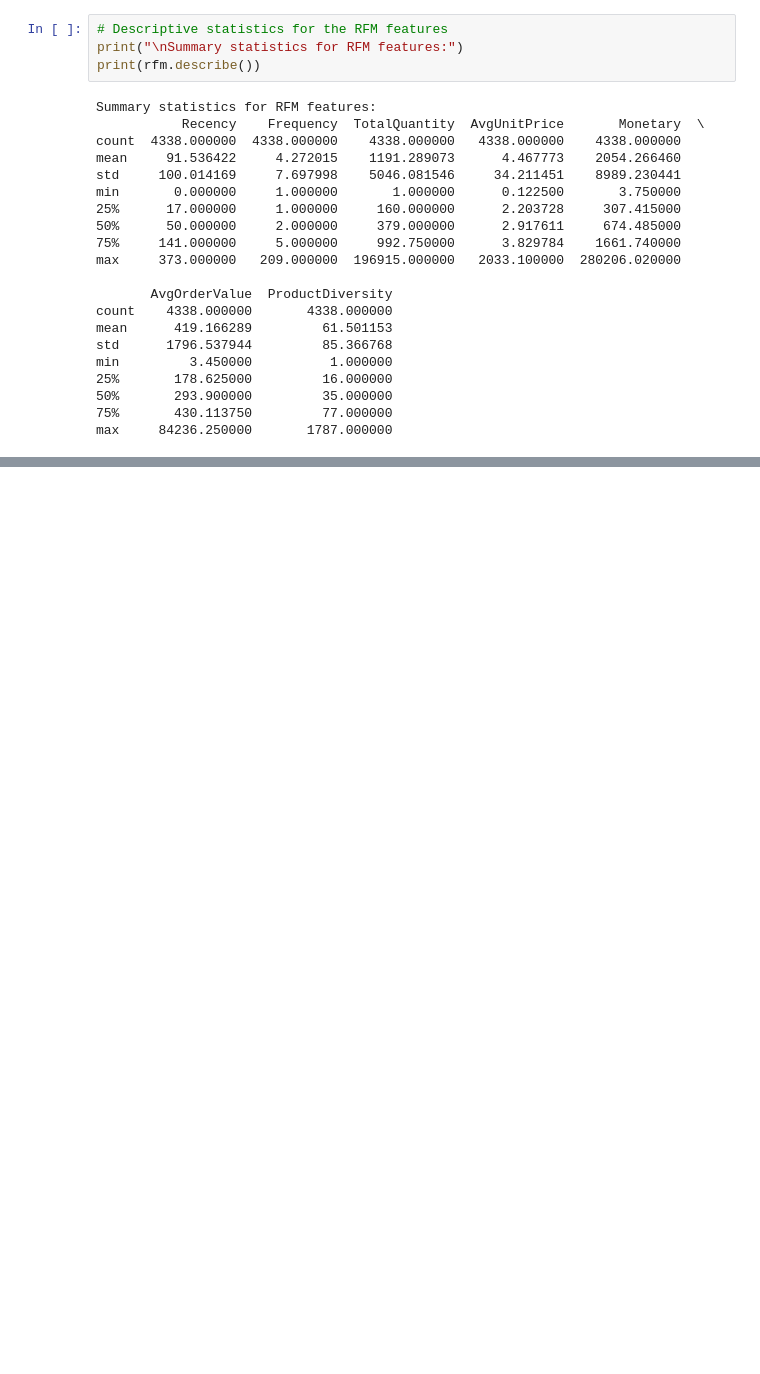
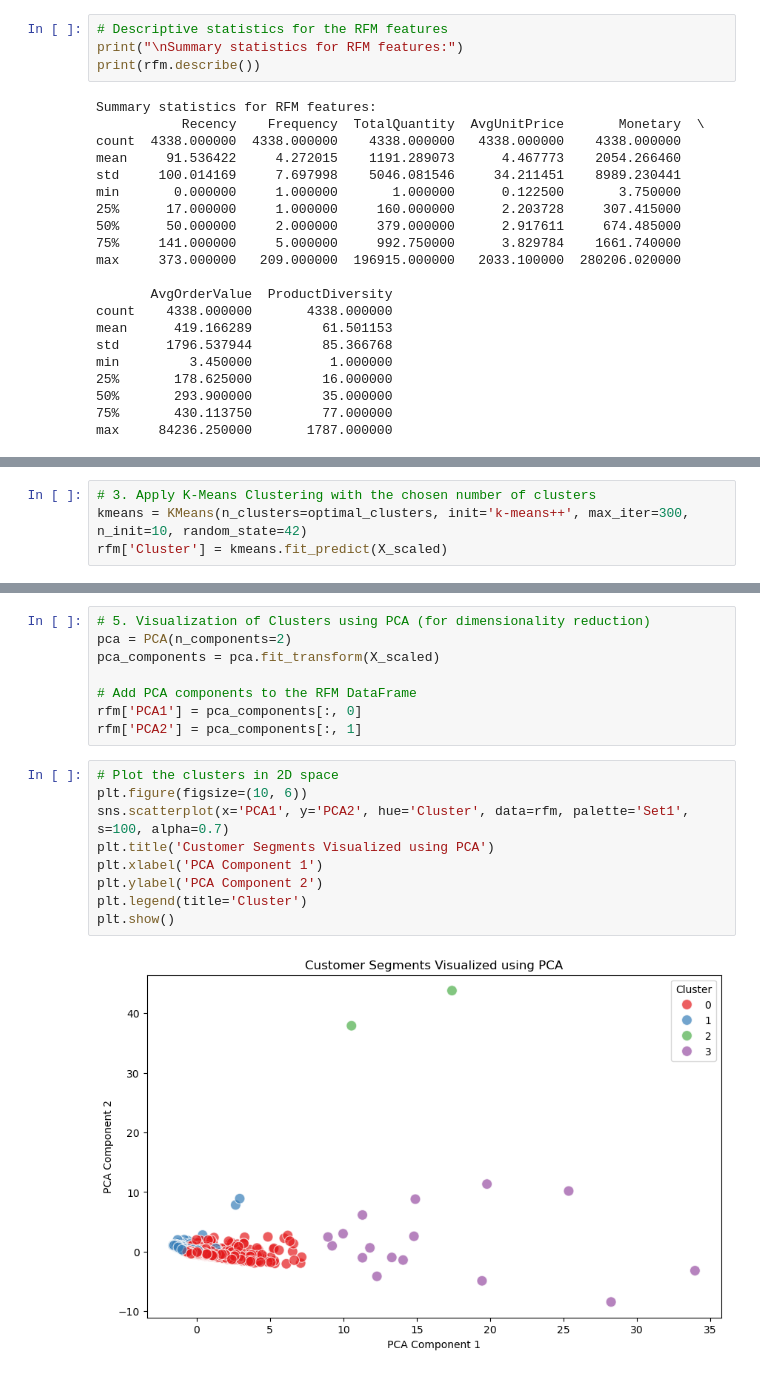
Before and after one commit to salmanizzu/customer-segmentation, a Jupyter notebook: customer.ipynb, the cells around one changed output, grey strips where cells are left out. Drawn from its saved outputs; the diff is of its cells as text; blank space fills up the shorter version.

```diff
--- a/customer.ipynb
+++ b/customer.ipynb
@@ -325,0 +372,4 @@ max     84236.250000       1787.000000
+# %%
+# 3. Apply K-Means Clustering with the chosen number of clusters
+kmeans = KMeans(n_clusters=optimal_clusters, init='k-means++', max_iter=300, n_init=10, random_state=42)
+rfm['Cluster'] = kmeans.fit_predict(X_scaled)
@@ -325,0 +398,19 @@ max     84236.250000       1787.000000
+# %%
+# 5. Visualization of Clusters using PCA (for dimensionality reduction)
+pca = PCA(n_components=2)
+pca_components = pca.fit_transform(X_scaled)
+
+# Add PCA components to the RFM DataFrame
+rfm['PCA1'] = pca_components[:, 0]
+rfm['PCA2'] = pca_components[:, 1]
+# %%
+# Plot the clusters in 2D space
+plt.figure(figsize=(10, 6))
+sns.scatterplot(x='PCA1', y='PCA2', hue='Cluster', data=rfm, palette='Set1', s=100, alpha=0.7)
+plt.title('Customer Segments Visualized using PCA')
+plt.xlabel('PCA Component 1')
+plt.ylabel('PCA Component 2')
+plt.legend(title='Cluster')
+plt.show()
+# %% [output]
+[figure, added]
```
Also changed, not shown: parts of 10 cells of this notebook, 1 other file.
